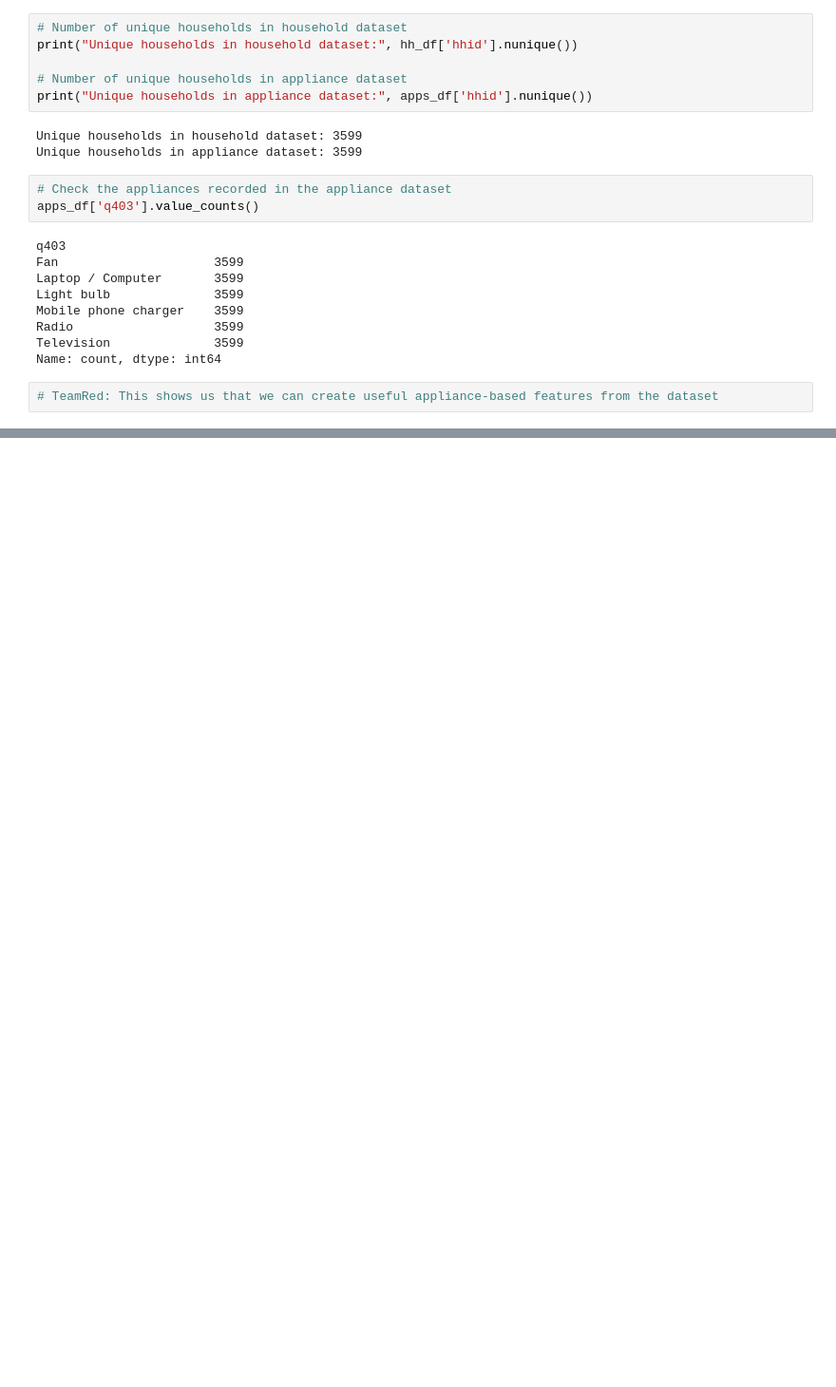
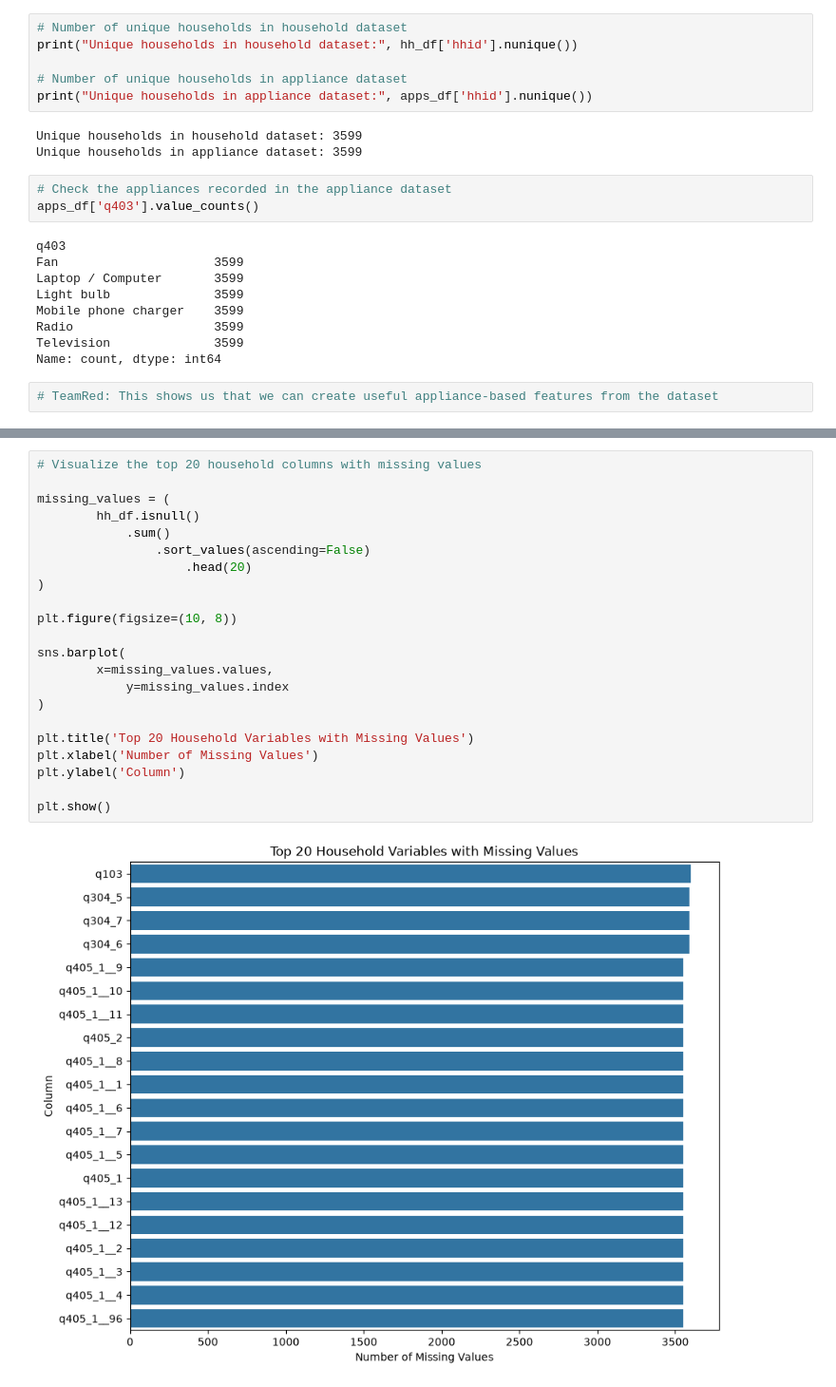
Before and after one commit to Paddyrey/TechCrush-Capstone-Group-11-Project, a Jupyter notebook: notebooks/Data_preparation.ipynb, the cells around one changed output, grey strips where cells are left out. Shown at 95% size. Saved outputs shown, nothing was run; the diff lists cells and outputs as text; blank space fills up the shorter version.

```diff
--- a/notebooks/Data_preparation.ipynb
+++ b/notebooks/Data_preparation.ipynb
@@ -162,0 +204,24 @@ Data Visualization - Patrick
+# %%
+# Visualize the top 20 household columns with missing values
+
+missing_values = (
+        hh_df.isnull()
+            .sum()
+                .sort_values(ascending=False)
+                    .head(20)
+)
+
+plt.figure(figsize=(10, 8))
+
+sns.barplot(
+        x=missing_values.values,
+            y=missing_values.index
+)
+
+plt.title('Top 20 Household Variables with Missing Values')
+plt.xlabel('Number of Missing Values')
+plt.ylabel('Column')
+
+plt.show()
+# %% [output]
+[figure, added]
```
Also changed, not shown: parts of 7 cells of this notebook.
